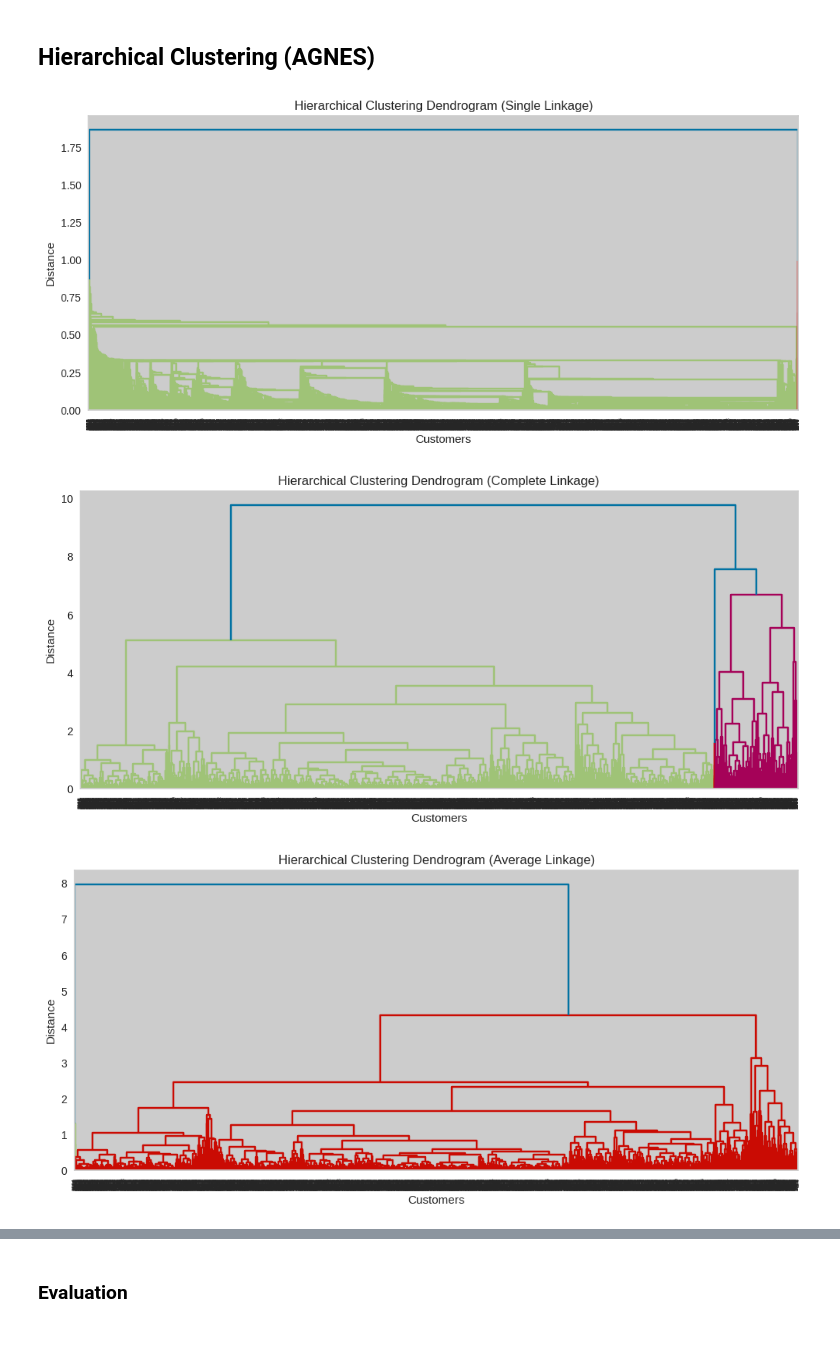
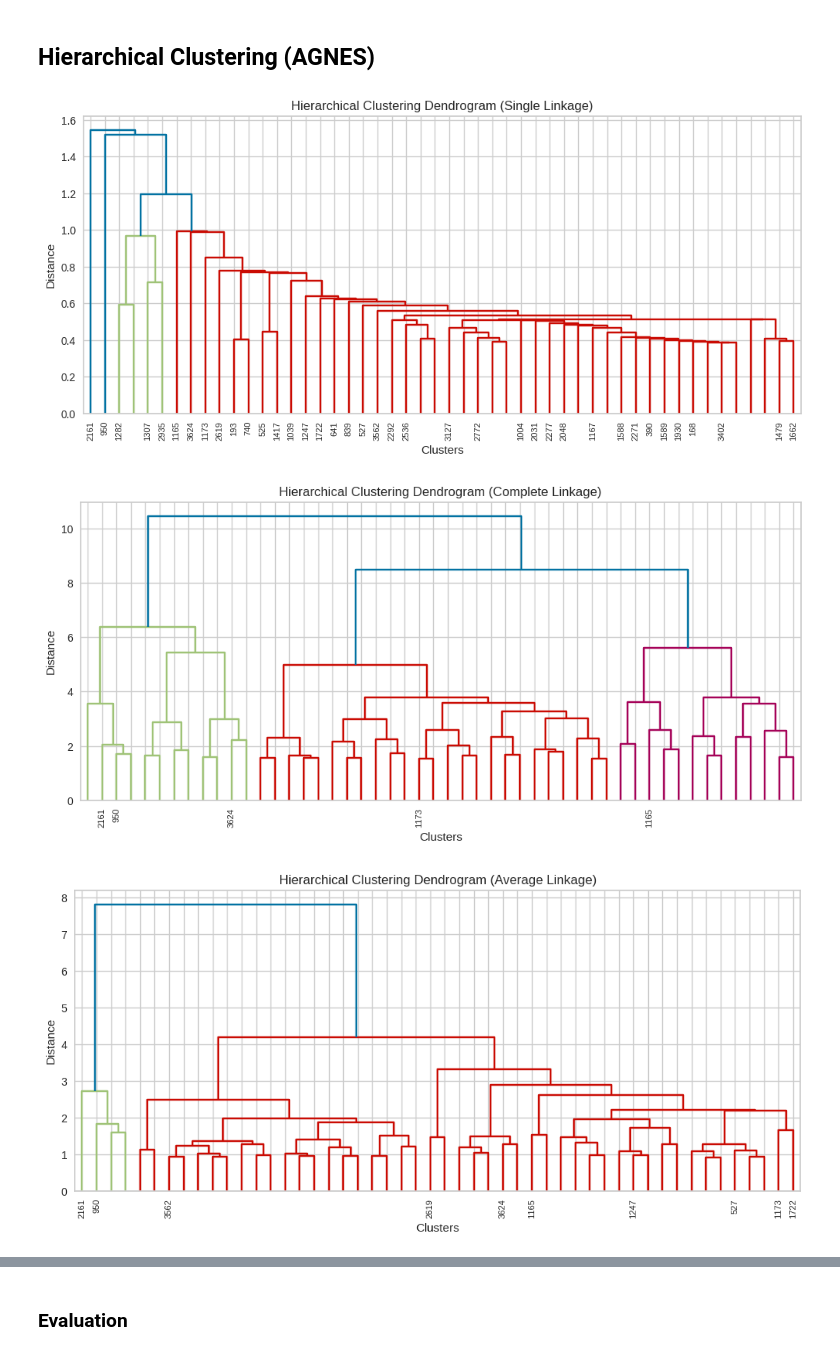
Before and after one commit to AkinduH/Vision-based-Urban-Issues-Detection, a Jupyter notebook: clustering-based-customer-segmentation-from-online.ipynb, the cells around one changed output, grey strips where cells are left out. Cells and saved outputs as stored; diff of their text form; code cells hidden in the pictures.

Commit message:
Kaggle Notebook | Clustering-Based Customer Segmentation from Online | Version 5

```diff
--- a/clustering-based-customer-segmentation-from-online.ipynb
+++ b/clustering-based-customer-segmentation-from-online.ipynb
@@ -54,0 +22,2 @@ df
+# %%
+df = pd.read_csv("/kaggle/input/ecommerce-data/data.csv", encoding="latin1")
@@ -593,34 +578,49 @@ Davies bouldin Index: 0.786
 # %%
 import matplotlib.pyplot as plt
 import scipy.cluster.hierarchy as sch
 
 # Single Linkage
 plt.figure(figsize=(12, 5))
-dend_single = sch.dendrogram(sch.linkage(rfm_scaled, method='single'))
+dend_single = sch.dendrogram(
+    sch.linkage(rfm_scaled, method='single'),
+    truncate_mode="lastp",  # show only last p clusters
+    p=50,                   # number of clusters shown (tune this)
+    show_leaf_counts=False, # hide counts on leaves
+)
 plt.title("Hierarchical Clustering Dendrogram (Single Linkage)")
-plt.xlabel("Customers")
+plt.xlabel("Clusters")
 plt.ylabel("Distance")
 plt.show()
 
 # Complete Linkage
 plt.figure(figsize=(12, 5))
-dend_complete = sch.dendrogram(sch.linkage(rfm_scaled, method='complete'))
+dend_complete = sch.dendrogram(
+    sch.linkage(rfm_scaled, method='complete'),
+    truncate_mode="lastp",
+    p=50,
+    show_leaf_counts=False,
+)
 plt.title("Hierarchical Clustering Dendrogram (Complete Linkage)")
-plt.xlabel("Customers")
+plt.xlabel("Clusters")
 plt.ylabel("Distance")
 plt.show()
 
 # Average Linkage
 plt.figure(figsize=(12, 5))
-dend_average = sch.dendrogram(sch.linkage(rfm_scaled, method='average'))
+dend_average = sch.dendrogram(
+    sch.linkage(rfm_scaled, method='average'),
+    truncate_mode="lastp",
+    p=50,
+    show_leaf_counts=False,
+)
 plt.title("Hierarchical Clustering Dendrogram (Average Linkage)")
-plt.xlabel("Customers")
+plt.xlabel("Clusters")
 plt.ylabel("Distance")
 plt.show()
 # %% [output]
-[figure, old version]
+[figure, new version]
-[figure, old version]
+[figure, new version]
-[figure, old version]
+[figure, new version]
 # %%
 from sklearn.cluster import AgglomerativeClustering
 
```
Also changed, not shown: parts of 35 cells of this notebook.
